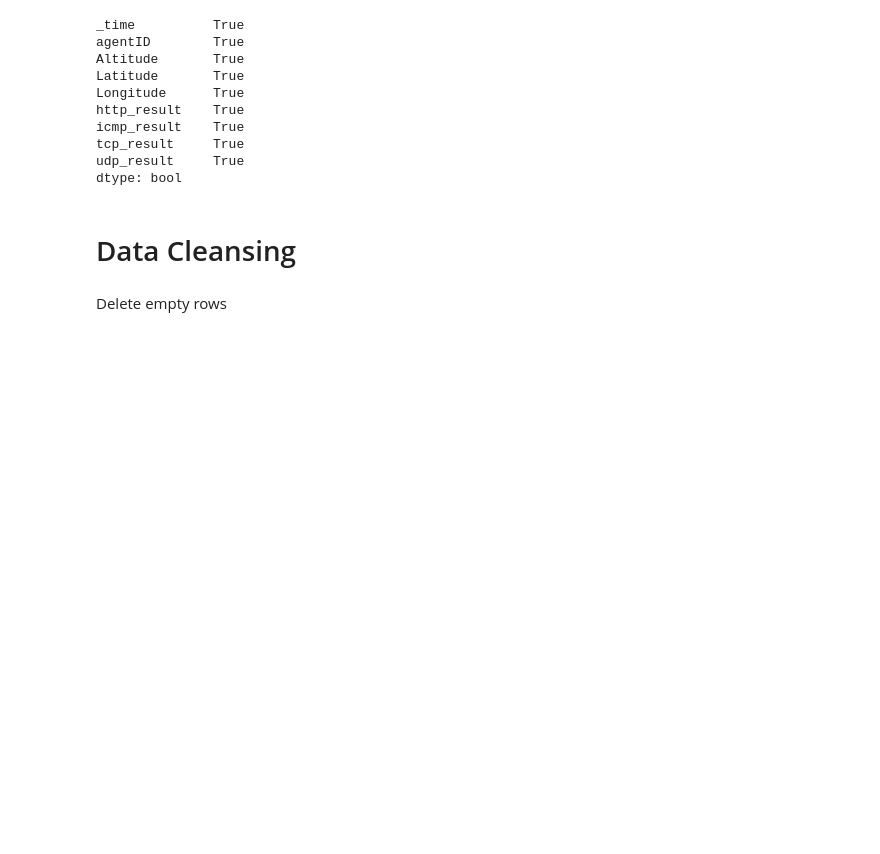
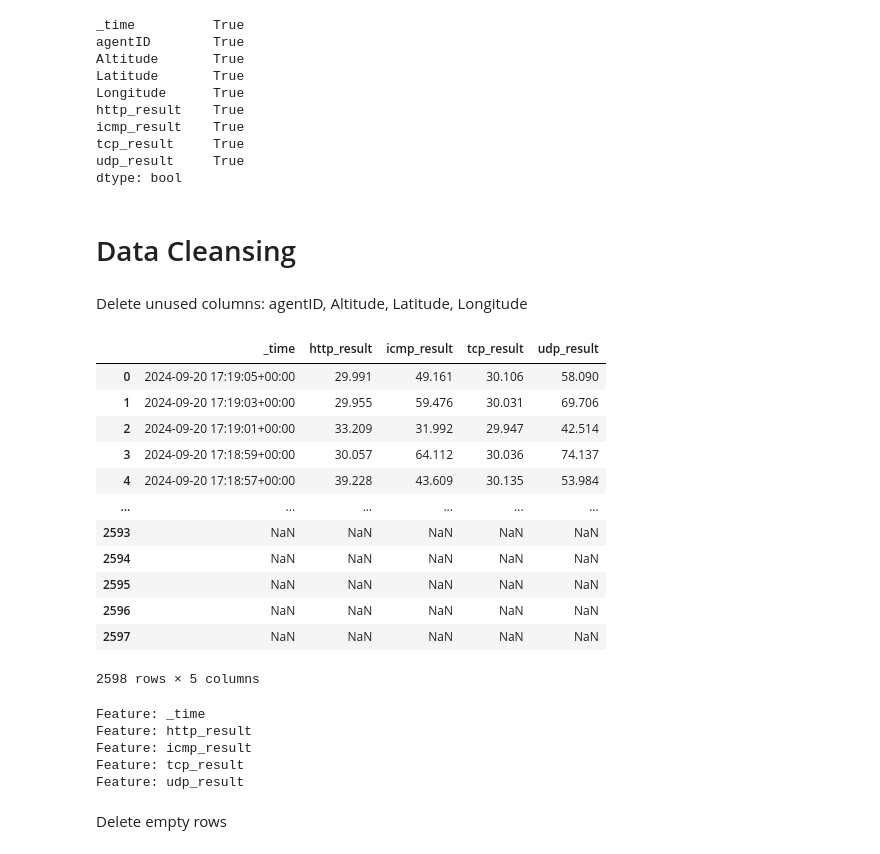
Before and after one commit to kmock930/CodeML-Hackathon-2024, a Jupyter notebook: Data Preprocessing.ipynb, the cells around one changed output. Saved outputs shown, nothing was run; the diff lists cells and outputs as text; code cells hidden in the pictures; blank space fills up the shorter version.

```diff
--- a/Data Preprocessing.ipynb
+++ b/Data Preprocessing.ipynb
@@ -84,6 +84,35 @@ udp_result     True
 dtype: bool
 # %% [markdown]
 # Data Cleansing
+# %% [markdown]
+Delete unused columns: agentID, Altitude, Latitude, Longitude
+# %%
+df_droppedColumns = df_original.drop(columns=['agentID', 'Altitude', 'Latitude', 'Longitude']);
+df_droppedColumns
+# %% [output]
+|  | _time | http_result | icmp_result | tcp_result | udp_result |
+| 0 | 2024-09-20 17:19:05+00:00 | 29.991 | 49.161 | 30.106 | 58.090 |
+| 1 | 2024-09-20 17:19:03+00:00 | 29.955 | 59.476 | 30.031 | 69.706 |
+| 2 | 2024-09-20 17:19:01+00:00 | 33.209 | 31.992 | 29.947 | 42.514 |
+| 3 | 2024-09-20 17:18:59+00:00 | 30.057 | 64.112 | 30.036 | 74.137 |
+| 4 | 2024-09-20 17:18:57+00:00 | 39.228 | 43.609 | 30.135 | 53.984 |
+| ... | ... | ... | ... | ... | ... |
+| 2593 | NaN | NaN | NaN | NaN | NaN |
+| 2594 | NaN | NaN | NaN | NaN | NaN |
+| 2595 | NaN | NaN | NaN | NaN | NaN |
+| 2596 | NaN | NaN | NaN | NaN | NaN |
+| 2597 | NaN | NaN | NaN | NaN | NaN |
+2598 rows × 5 columns
+# %%
+# remaining columns
+column_names = df_droppedColumns.columns;
+for col in column_names: print("Feature: " + col);
+# %% [output]
+Feature: _time
+Feature: http_result
+Feature: icmp_result
+Feature: tcp_result
+Feature: udp_result
 # %% [markdown]
 Delete empty rows
 # %%
```
Also changed, not shown: parts of 13 cells of this notebook, 2 other files.
